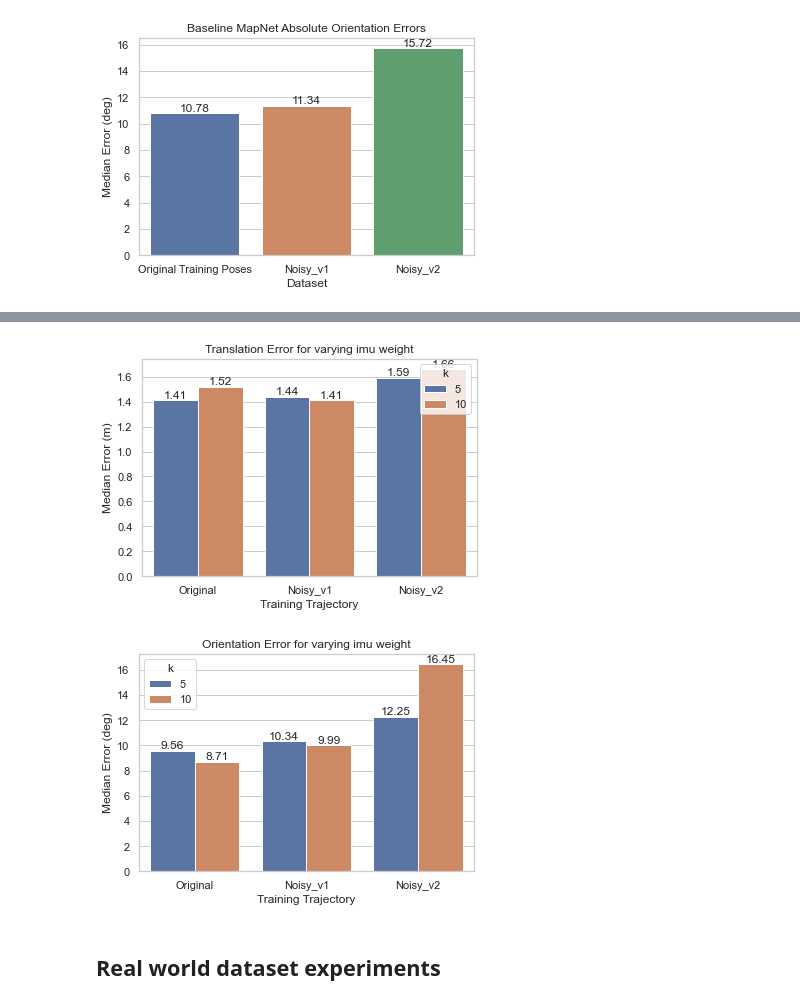
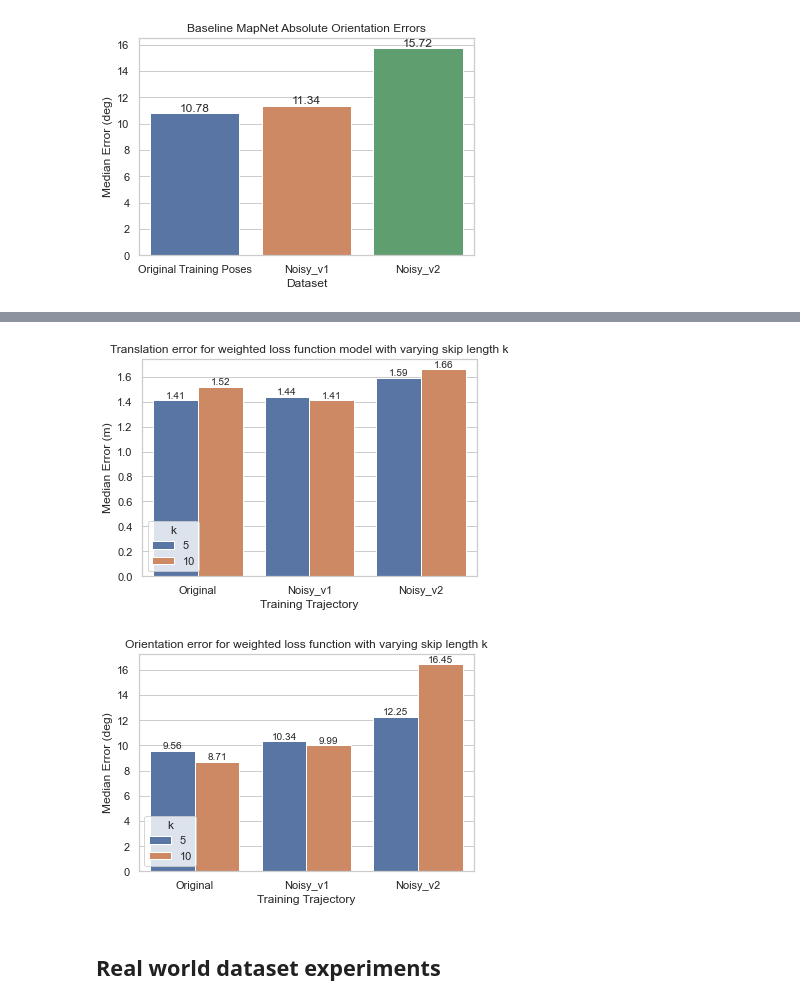
Before and after one commit to sytan98/Dataset-Collection-for-Pose-and-IMU, a Jupyter notebook: report_plots/generate_plots.ipynb, the cells around one changed output, grey strips where cells are left out. Drawn from its saved outputs; the diff is of its cells as text; code cells hidden in the pictures.

Commit message:
updating readme and adding plot generating notebooks

```diff
--- a/report_plots/generate_plots.ipynb
+++ b/report_plots/generate_plots.ipynb
@@ -195,9 +186,9 @@ plt.show()
 data = [['Baseline', 1.46, "Original"],
         ['Baseline', 1.52, "Noisy_v1"],
         ['Baseline', 1.58, "Noisy_v2"],
-        ['Average Output Model', 1.32, "Original"],
-        ['Average Output Model', 1.53, "Noisy_v1"],
-        ['Average Output Model', 1.69, "Noisy_v2"],]
+        ['Average Output Model', 1.28, "Original"],
+        ['Average Output Model', 1.27, "Noisy_v1"],
+        ['Average Output Model', 1.43, "Noisy_v2"],]
 
 df = pd.DataFrame(data, columns=["alpha", "Median Error (m)", "Training Trajectory"])
 ax = sns.barplot(data=df, x="alpha", y="Median Error (m)", hue="Training Trajectory")
@@ -211,9 +202,9 @@ plt.show()
 data = [['Baseline', 10.78, "Original"],
         ['Baseline', 11.34, "Noisy_v1"],
         ['Baseline', 15.72, "Noisy_v2"],
-        ['Average Output Model', 11.46, "Original"],
-        ['Average Output Model', 12.07, "Noisy_v1"],
-        ['Average Output Model', 13.18, "Noisy_v2"],]
+        ['Average Output Model', 13.37, "Original"],
+        ['Average Output Model', 12.77, "Noisy_v1"],
+        ['Average Output Model', 17.46, "Noisy_v2"],]
 
 df = pd.DataFrame(data, columns=["Model", "Median Error (deg)", "Training Trajectory"])
 ax = sns.barplot(data=df, x="Model", y="Median Error (deg)", hue="Training Trajectory")
@@ -243,0 +235,15 @@ plt.show()
+# %%
+data = [['5', 1.46, "Original"],
+        ['5', 1.52, "Noisy_v1"],
+        ['5', 1.58, "Noisy_v2"],
+        ['10', 1.19, "Original"],
+        ['10', 1.40, "Noisy_v1"],
+        ['10', 1.39, "Noisy_v2"]]
+df = pd.DataFrame(data, columns=["k", "Median Error (m)", "Training Trajectory"])
+
+ax = sns.barplot(data=df, x="Training Trajectory", y="Median Error (m)", hue="k")
+ax.set(title = "Translation error for baseline model with varying skip length k")
+plt.legend(title='k',loc="lower left")
+for container in ax.containers:
+    ax.bar_label(container)
+plt.show()
@@ -243,0 +252,15 @@ plt.show()
+# %%
+data = [['5', 10.78, "Original"],
+        ['5', 11.34, "Noisy_v1"],
+        ['5', 15.72, "Noisy_v2"],
+        ['10', 10.16, "Original"],
+        ['10', 11.56, "Noisy_v1"],
+        ['10', 14.55, "Noisy_v2"]]
+df = pd.DataFrame(data, columns=["k", "Median Error (deg)", "Training Trajectory"])
+
+ax = sns.barplot(data=df, x="Training Trajectory", y="Median Error (deg)", hue="k")
+ax.set(title = "Orientation error for baseline model with varying skip length k")
+plt.legend(title='k',loc="lower left")
+for container in ax.containers:
+    ax.bar_label(container)
+plt.show()
@@ -244,19 +269,20 @@ plt.show()
 # %%
 data = [['5', 1.41, "Original"],
         ['5', 1.44, "Noisy_v1"],
         ['5', 1.59, "Noisy_v2"],
         ['10', 1.52, "Original"],
         ['10', 1.41, "Noisy_v1"],
         ['10', 1.66, "Noisy_v2"]]
 df = pd.DataFrame(data, columns=["k", "Median Error (m)", "Training Trajectory"])
 
 ax = sns.barplot(data=df, x="Training Trajectory", y="Median Error (m)", hue="k")
-ax.set(title = "Translation Error for varying imu weight")
+ax.set(title = "Translation error for weighted loss function model with varying skip length k")
+plt.legend(title='k',loc="lower left")
 for container in ax.containers:
     ax.bar_label(container)
 plt.show()
 # %% [output]
-[figure, old version]
+[figure, new version]
 # %%
 data = [['5', 9.56, "Original"],
         ['5', 10.34, "Noisy_v1"],
@@ -267,12 +293,13 @@ data = [['5', 9.56, "Original"],
 df = pd.DataFrame(data, columns=["k", "Median Error (deg)", "Training Trajectory"])
 
 ax = sns.barplot(data=df, x="Training Trajectory", y="Median Error (deg)", hue="k")
-ax.set(title = "Orientation Error for varying imu weight")
+ax.set(title = "Orientation error for weighted loss function with varying skip length k")
+plt.legend(title='k',loc="lower left")
 for container in ax.containers:
     ax.bar_label(container)
 plt.show()
 # %% [output]
-[figure, old version]
+[figure, new version]
 # %% [markdown]
 ## Real world dataset experiments
 # %%
```
Also changed, not shown: parts of 15 cells of this notebook, 3 other files.
